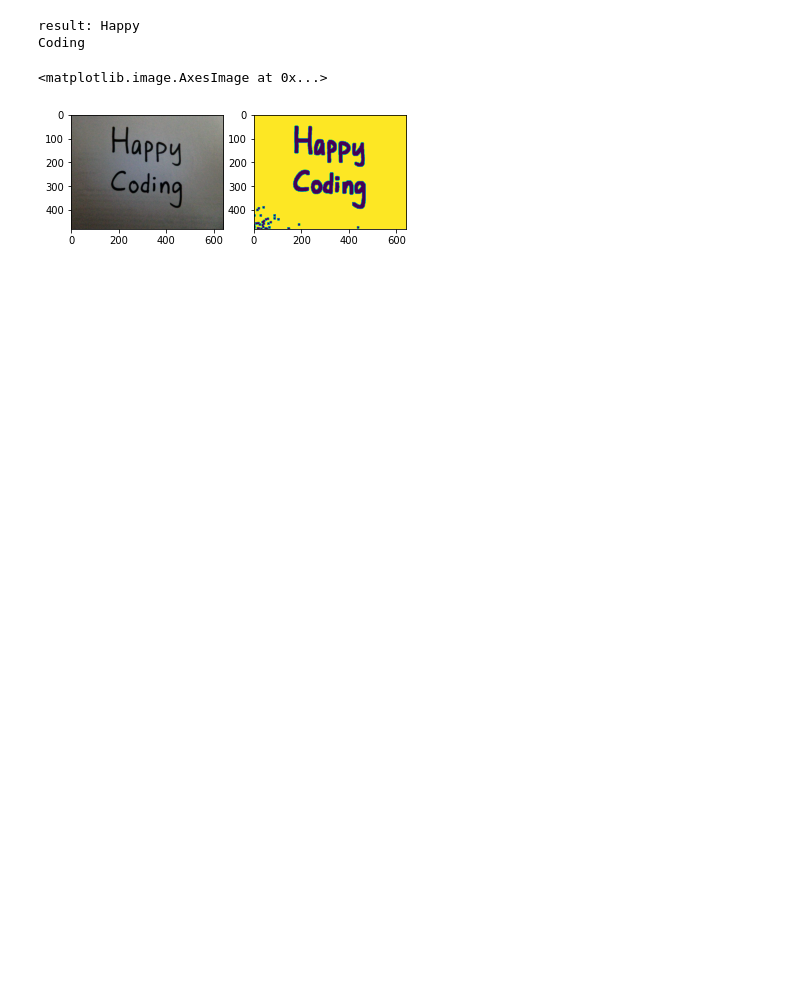
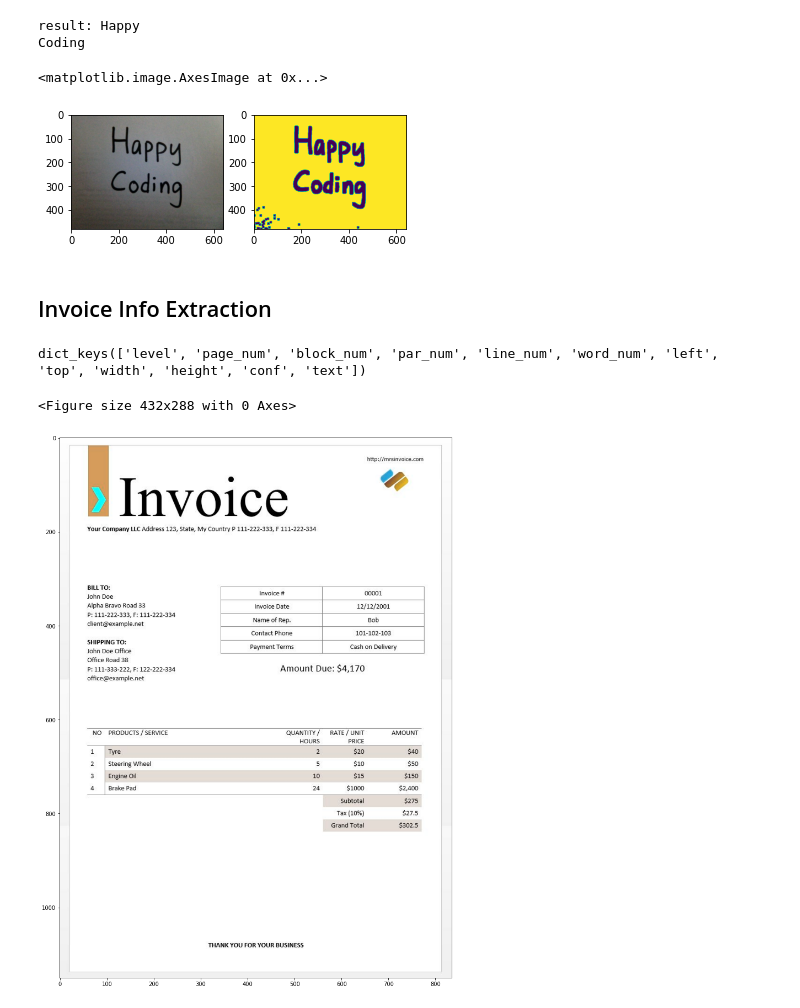
Before and after one commit to AlvinChiew/MachineLearning, a Jupyter notebook: PyTesseract_OCR_.ipynb, the cells around one changed output. Cells and saved outputs as stored; diff of their text form; code cells hidden in the pictures; blank space fills up the shorter version.

Commit message:
add invoice detection

```diff
--- a/PyTesseract_OCR_.ipynb
+++ b/PyTesseract_OCR_.ipynb
@@ -366,3 +363,20 @@ result: Happy
 Coding
 <matplotlib.image.AxesImage at 0x...>
 [figure]
+# %% [markdown]
+## Invoice Info Extraction
+# %%
+data = {}
+plt.clf()
+
+# convert image into data blocks
+img_raw = cv2.imread('invoice.jpg')
+data = pytesseract.image_to_data(img_raw, output_type=pytesseract.Output.DICT)
+
+fig = plt.figure(figsize=(18, 18))
+plt.imshow(img_raw)
+print(data.keys())
+# %% [output]
+dict_keys(['level', 'page_num', 'block_num', 'par_num', 'line_num', 'word_num', 'left', 'top', 'width', 'height', 'conf', 'text'])
+<Figure size 432x288 with 0 Axes>
+[figure, added]
```
Also changed, not shown: parts of 7 cells of this notebook.
